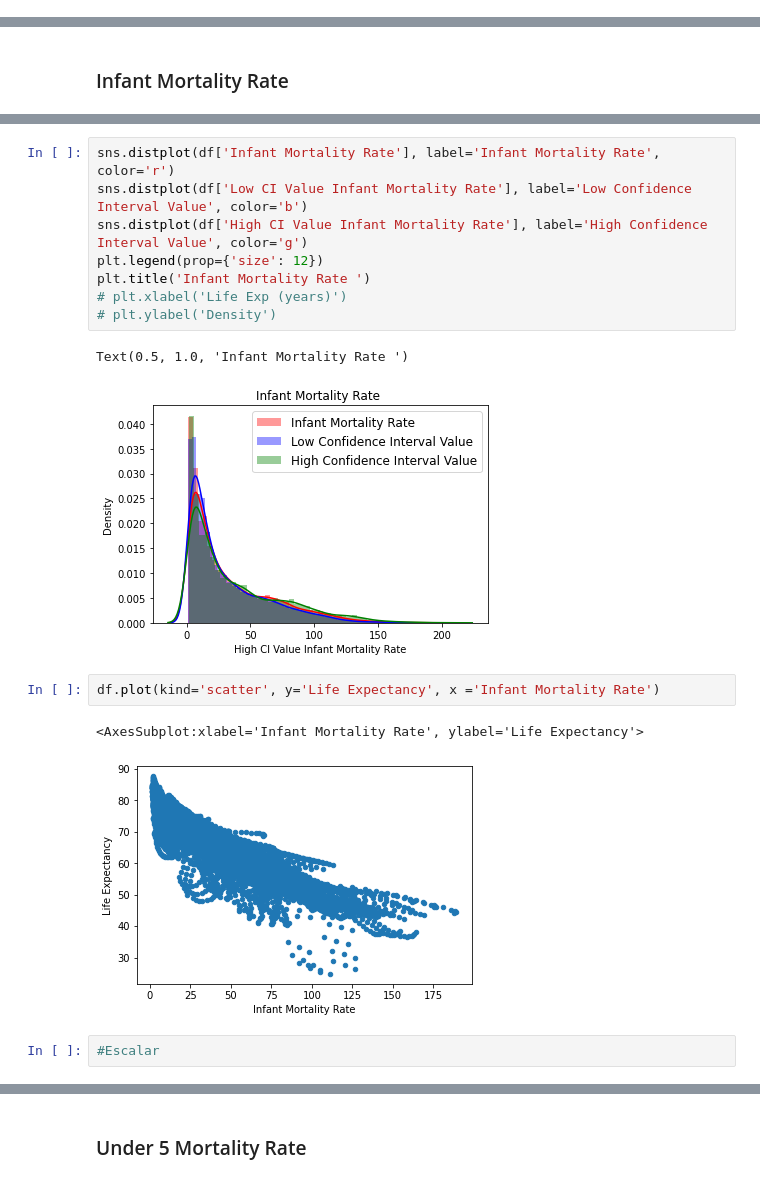
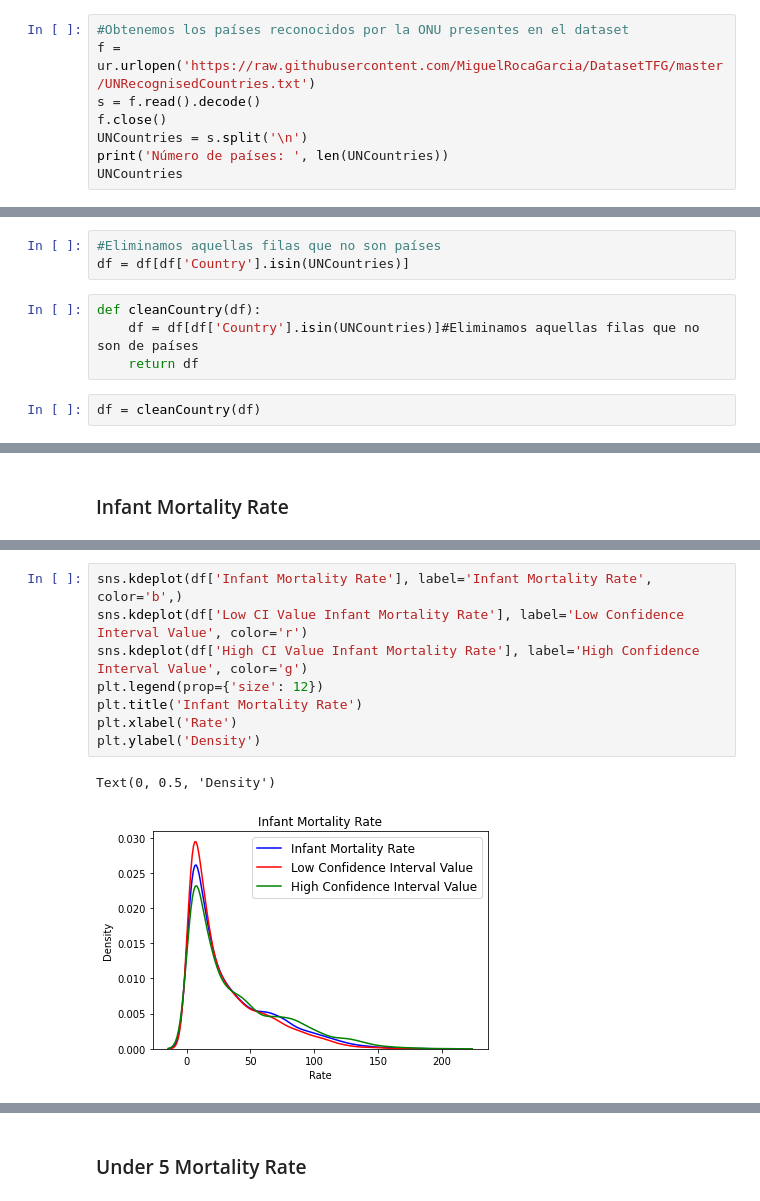
Before and after one commit to MiguelRocaGarcia/Life-Expectancy-Factors-Analysis-Using-ML, a Jupyter notebook: 2 - Analysis and Preprocessing.ipynb, the cells around one changed output, grey strips where cells are left out. Cells and saved outputs as stored; diff of their text form.

```diff
--- a/2 - Analysis and Preprocessing.ipynb
+++ b/2 - Analysis and Preprocessing.ipynb
@@ -269,0 +230,8 @@ len(df['Country'].unique())
+# %%
+#Obtenemos los países reconocidos por la ONU presentes en el dataset
+f = ur.urlopen('https://raw.githubusercontent.com/MiguelRocaGarcia/DatasetTFG/master/UNRecognisedCountries.txt')
+s = f.read().decode()
+f.close()
+UNCountries = s.split('\n')
+print('Número de países: ', len(UNCountries))
+UNCountries
@@ -270,3 +292,12 @@ len(df['Country'].unique())
+# %%
+#Eliminamos aquellas filas que no son países
+df = df[df['Country'].isin(UNCountries)]
+# %%
+def cleanCountry(df):
+    df = df[df['Country'].isin(UNCountries)]#Eliminamos aquellas filas que no son de países
+    return df
+# %%
+df = cleanCountry(df)
 # %%
 df.shape
 # %% [output]
@@ -375,18 +388,11 @@ df['Infant Mortality Rate'].isna().sum()
 # %%
-sns.distplot(df['Infant Mortality Rate'], label='Infant Mortality Rate', color='r')
-sns.distplot(df['Low CI Value Infant Mortality Rate'], label='Low Confidence Interval Value', color='b')
-sns.distplot(df['High CI Value Infant Mortality Rate'], label='High Confidence Interval Value', color='g')
+sns.kdeplot(df['Infant Mortality Rate'], label='Infant Mortality Rate', color='b',)
+sns.kdeplot(df['Low CI Value Infant Mortality Rate'], label='Low Confidence Interval Value', color='r')
+sns.kdeplot(df['High CI Value Infant Mortality Rate'], label='High Confidence Interval Value', color='g')
 plt.legend(prop={'size': 12})
-plt.title('Infant Mortality Rate ')
-# plt.xlabel('Life Exp (years)')
-# plt.ylabel('Density')
+plt.title('Infant Mortality Rate')
+plt.xlabel('Rate')
+plt.ylabel('Density')
 # %% [output]
-Text(0.5, 1.0, 'Infant Mortality Rate ')
+Text(0, 0.5, 'Density')
-[figure, old version]
+[figure, new version]
-# %%
-df.plot(kind='scatter', y='Life Expectancy', x ='Infant Mortality Rate')
-# %% [output]
-<AxesSubplot:xlabel='Infant Mortality Rate', ylabel='Life Expectancy'>
-[figure, removed]
-# %%
-#Escalar
```
Also changed, not shown: parts of 93 cells of this notebook.
